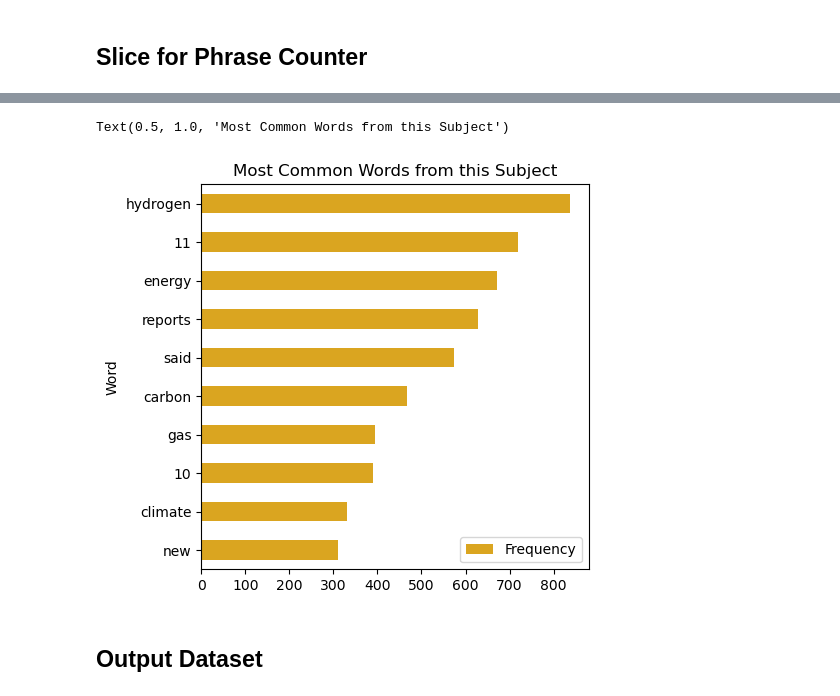
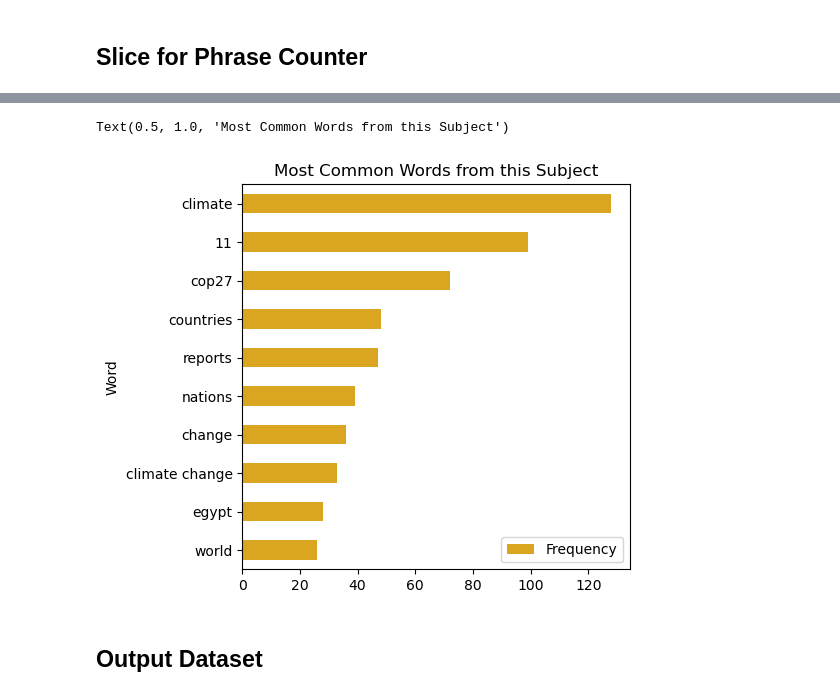
Before and after one commit to tzimmer3/Company_Relationships, a Jupyter notebook: Chevron_Survey/0. Execution.ipynb, the cells around one changed output, grey strips where cells are left out. Drawn from its saved outputs; the diff is of its cells as text; code cells hidden in the pictures.

```diff
--- a/Chevron_Survey/0. Execution.ipynb
+++ b/Chevron_Survey/0. Execution.ipynb
@@ -158,9 +157,9 @@ df.to_csv(OUT_FILE, index=False)
 # %%
 # Count total len of df
 
-list_of_topics = df_with_topics['Name'].nunique()
+list_of_topics = df_with_topics['Name'].unique()
 
-for i in topic_model.topics_:
-    sliced_df = df[df["Topic"]==i]
-    print(len(sliced_df))
+for i in list_of_topics:
+    sliced_df = df_with_topics[df_with_topics["Name"]==i]
+    print(f"TOPIC TO SLICE ON:.. {i}, Observations: {len(sliced_df)}")
 # %% [output]
@@ -168,32 +177,32 @@ TypeError: 'int' object is not iterable
 # %%
 # CountWordFrequency
 
 #Create DTM
 cv = CountVectorizer(ngram_range = (1,3), stop_words='english')
-dtm = cv.fit_transform(df[TEXT_FIELD])
+dtm = cv.fit_transform(sliced_df['Document'])
 words = np.array(cv.get_feature_names_out())
 
-#Look at top 15 most frequent words
+#Look at top 10 most frequent words
 freqs=dtm.sum(axis=0).A.flatten()
 index=np.argsort(freqs)[-10:]
 
 # Construct dataframe
 WordFreq = pd.DataFrame.from_records(list(zip(words[index], freqs[index])))
 WordFreq.columns = ['Word', 'Frequency']
 
 # Plot horizontal bar graph
 fig, ax = plt.subplots(figsize=(5, 5))
 WordFreq.sort_values(by='Frequency').plot.barh(
                       x='Word',
                       y='Frequency',
                       ax=ax,
                       color="goldenrod")
 
 # COLORS: darkred, goldenrod, forestgreen, deepskyblue, rebeccapurple
 
 plt.title("Most Common Words from this Subject")
 # %% [output]
 Text(0.5, 1.0, 'Most Common Words from this Subject')
-[figure, old version]
+[figure, new version]
 # %% [markdown]
 ## Output Dataset
```
Also changed, not shown: parts of 3 cells of this notebook.
